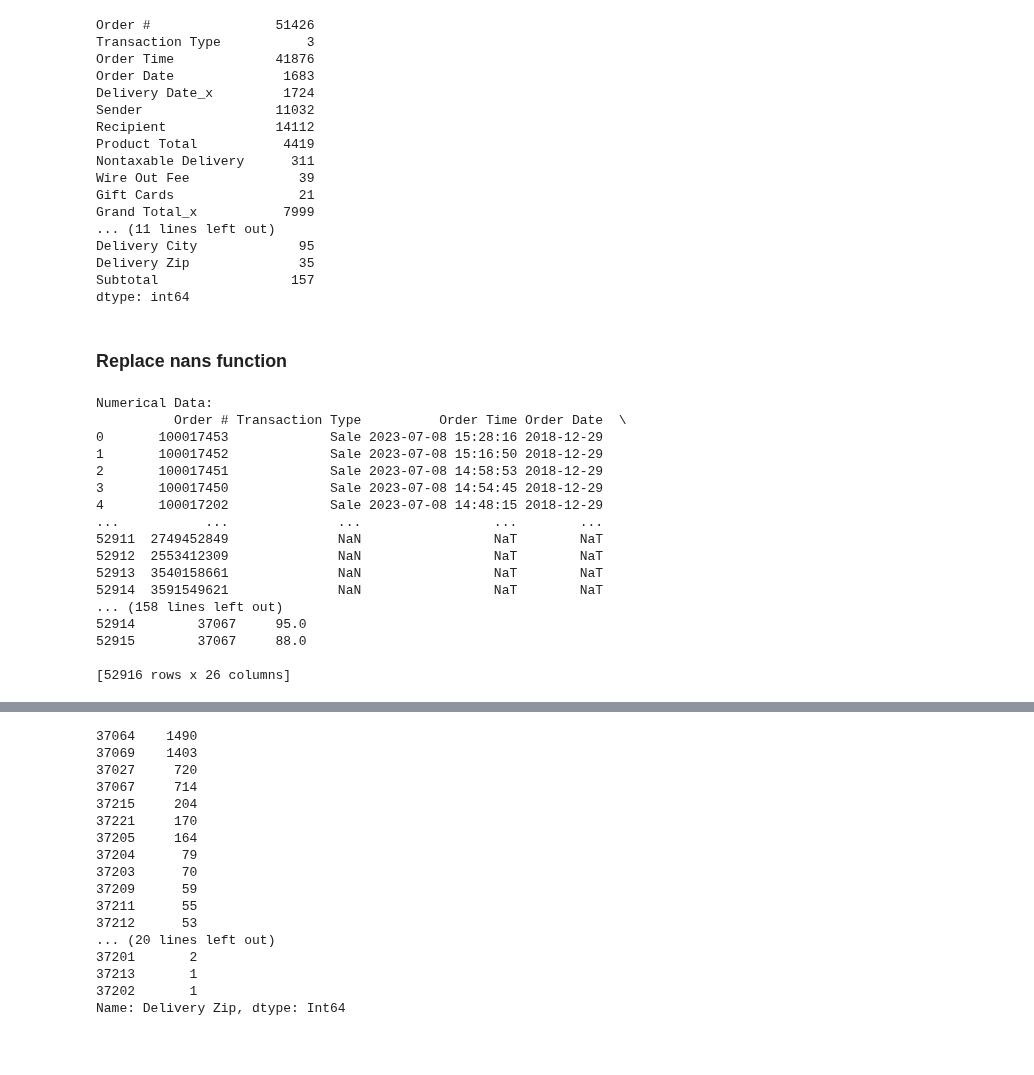
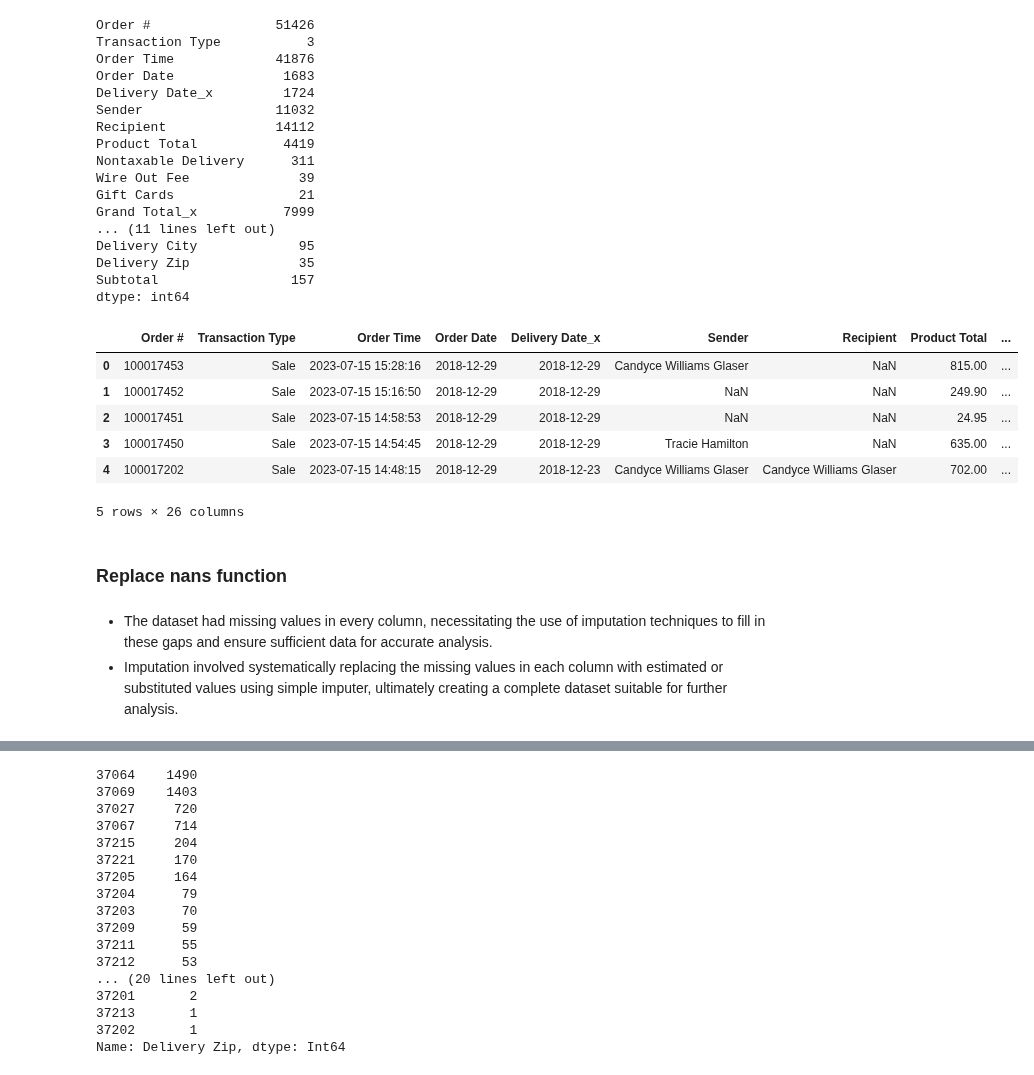
Before and after one commit to JoeBwonKenobi/Floral_Sales_Project, a Jupyter notebook: Floral_Data_Processing.ipynb, the cells around one changed output, grey strips where cells are left out. Saved outputs shown, nothing was run; the diff lists cells and outputs as text; code cells hidden in the pictures; blank space fills up the shorter version.

```diff
--- a/Floral_Data_Processing.ipynb
+++ b/Floral_Data_Processing.ipynb
@@ -213,5 +219,15 @@ Delivery City             95
 Delivery Zip              35
 Subtotal                 157
 dtype: int64
+# %%
+df.head()
+# %% [output]
+|  | Order # | Transaction Type | Order Time | Order Date | Delivery Date_x | Sender | Recipient | Product Total | ... |
+| 0 | 100017453 | Sale | 2023-07-15 15:28:16 | 2018-12-29 | 2018-12-29 | Candyce Williams Glaser | NaN | 815.00 | ... |
+| 1 | 100017452 | Sale | 2023-07-15 15:16:50 | 2018-12-29 | 2018-12-29 | NaN | NaN | 249.90 | ... |
+| 2 | 100017451 | Sale | 2023-07-15 14:58:53 | 2018-12-29 | 2018-12-29 | NaN | NaN | 24.95 | ... |
+| 3 | 100017450 | Sale | 2023-07-15 14:54:45 | 2018-12-29 | 2018-12-29 | Tracie Hamilton | NaN | 635.00 | ... |
+| 4 | 100017202 | Sale | 2023-07-15 14:48:15 | 2018-12-29 | 2018-12-23 | Candyce Williams Glaser | Candyce Williams Glaser | 702.00 | ... |
+5 rows × 26 columns
 # %% [markdown]
 ### **Replace nans function**
@@ -243,27 +234,3 @@ def replace_nan(data):
-# %%
-data = df
-# Call the function to replace NaN values
-data_filled_numerical, data_filled_categorical = replace_nan(data)
-# Print the filled DataFrames
-print("Numerical Data:")
-print(data_filled_numerical)
-print("\nCategorical Data:")
-print(data_filled_categorical)
-# %% [output]
-Numerical Data:
-          Order # Transaction Type          Order Time Order Date  \
-0       100017453             Sale 2023-07-08 15:28:16 2018-12-29
-1       100017452             Sale 2023-07-08 15:16:50 2018-12-29
-2       100017451             Sale 2023-07-08 14:58:53 2018-12-29
-3       100017450             Sale 2023-07-08 14:54:45 2018-12-29
-4       100017202             Sale 2023-07-08 14:48:15 2018-12-29
-...           ...              ...                 ...        ...
-52911  2749452849              NaN                 NaT        NaT
-52912  2553412309              NaN                 NaT        NaT
-52913  3540158661              NaN                 NaT        NaT
-52914  3591549621              NaN                 NaT        NaT
-... (158 lines left out)
-52914        37067     95.0
-52915        37067     88.0
-
-[52916 rows x 26 columns]
+# %% [markdown]
+- The dataset had missing values in every column, necessitating the use of imputation techniques to fill in these gaps and ensure sufficient data for accurate analysis.
+- Imputation involved systematically replacing the missing values in each column with estimated or substituted values using simple imputer, ultimately creating a complete dataset suitable for further analysis.
```
Also changed, not shown: parts of 32 cells of this notebook.
